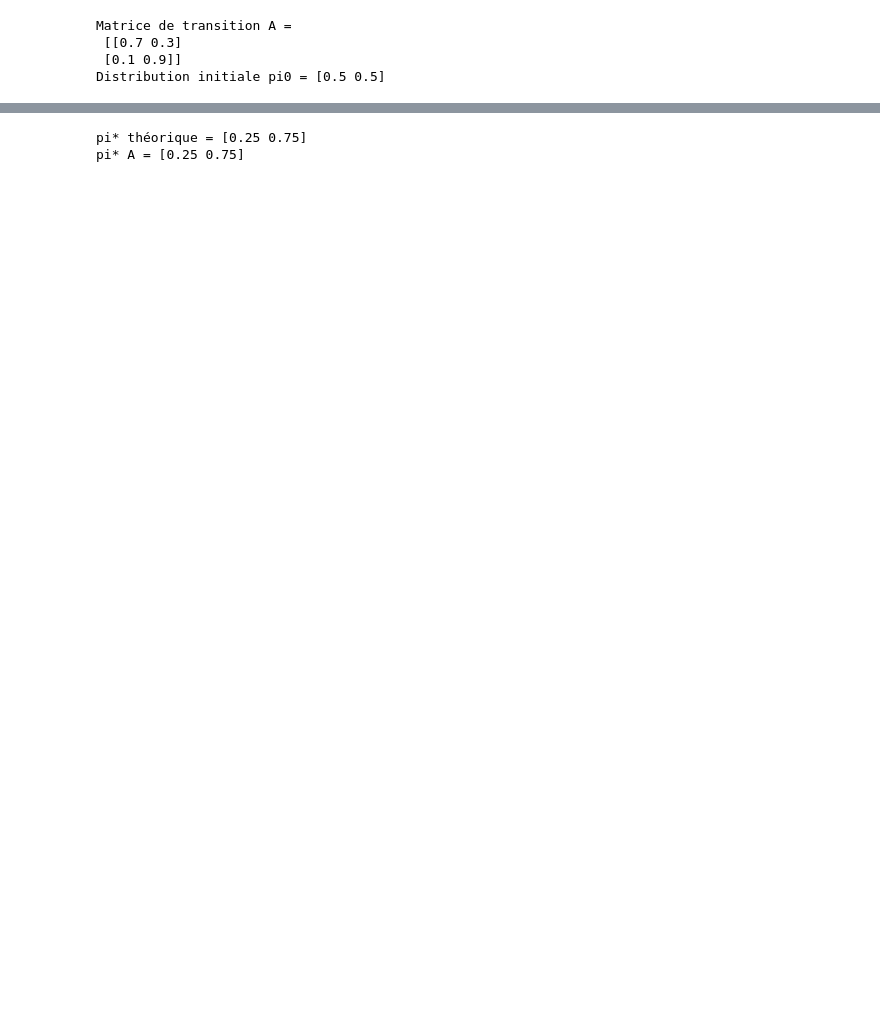
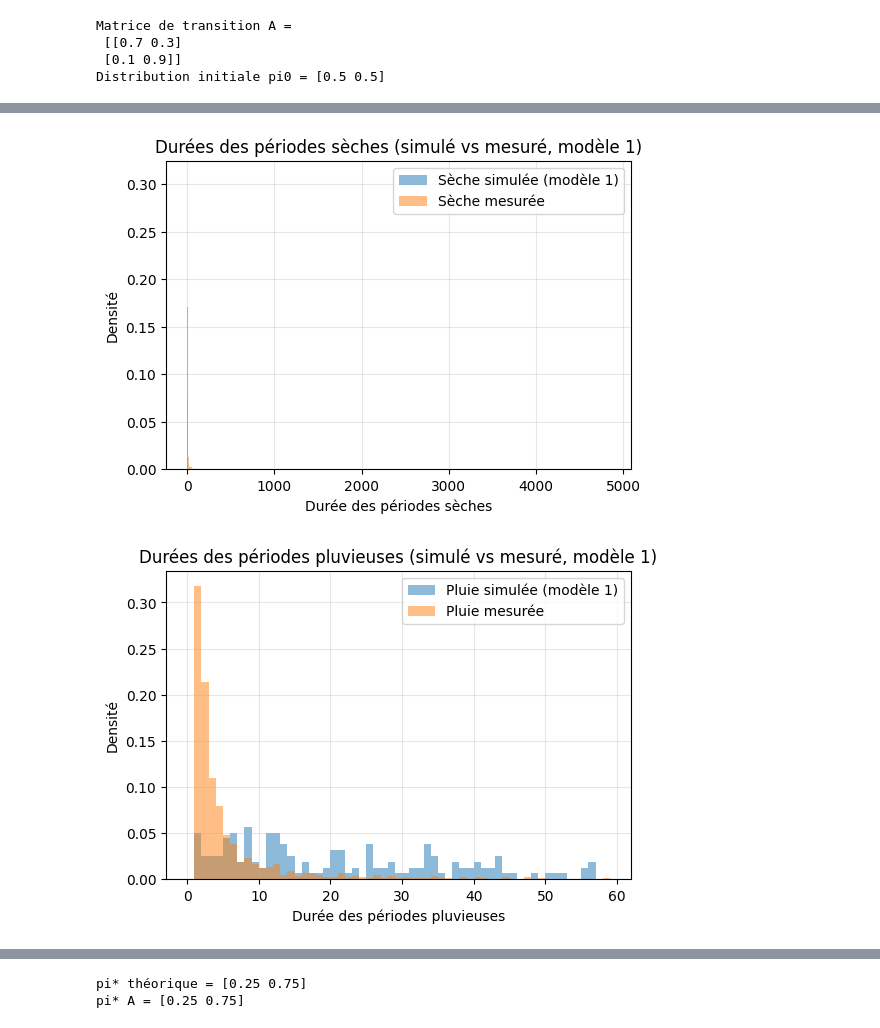
Before and after one commit to Pchambet/tp-hmm-markov, a Jupyter notebook: notebooks/part1_markov_pluie.ipynb, the cells around one changed output, grey strips where cells are left out. Drawn from its saved outputs; the diff is of its cells as text; code cells hidden in the pictures; blank space fills up the shorter version.

Commit message:
partie 1 : markob et la pluie

```diff
--- a/notebooks/part1_markov_pluie.ipynb
+++ b/notebooks/part1_markov_pluie.ipynb
@@ -28,3 +48,23 @@ Matrice de transition A =
  [[0.7 0.3]
  [0.1 0.9]]
 Distribution initiale pi0 = [0.5 0.5]
+# %%
+# Calcul des durées sèches et pluvieuses sur la série mesurée
+dSecMes, dPluieMes, pdfSecMes, pdfPluieMes, binsSecMes, binsPluieMes = duree(ObsMesure)
+
+mean_sec_mes   = dSecMes.mean()
+mean_pluie_mes = dPluieMes.mean()
+
+# Paramètres géométriques estimés à partir des moyennes
+# p_hat = P(sec -> pluie), q_hat = P(pluie -> sec)
+p_hat = 1.0 / mean_sec_mes
+q_hat = 1.0 / mean_pluie_mes
+
+print("Nombre de périodes sèches (mesurées)     :", len(dSecMes))
+print("Nombre de périodes pluvieuses (mesurées) :", len(dPluieMes))
+print()
+print("Durée moyenne d'une période sèche (mesurée)  :", mean_sec_mes)
+print("Durée moyenne d'une période pluvieuse (mesurée):", mean_pluie_mes)
+print()
+print("p_hat = P(sec -> pluie)   ≈", p_hat)
+print("q_hat = P(pluie -> sec)   ≈", q_hat)
@@ -30,0 +165,29 @@ Distribution initiale pi0 = [0.5 0.5]
+# %%
+# Centres des classes
+centersSec1      = centers_from_bins(binsSec1)
+centersSecMes    = centers_from_bins(binsSecMes)
+centersPluie1    = centers_from_bins(binsPluie1)
+centersPluieMes  = centers_from_bins(binsPluieMes)
+
+# Durées sèches
+plot_durees(
+    centersSec1, pdfSec1,
+    centersSecMes, pdfSecMes,
+    xlabel="Durée des périodes sèches",
+    title="Durées des périodes sèches (simulé vs mesuré, modèle 1)",
+    label_sim="Sèche simulée (modèle 1)",
+    label_mes="Sèche mesurée"
+)
+
+# Durées pluvieuses
+plot_durees(
+    centersPluie1, pdfPluie1,
+    centersPluieMes, pdfPluieMes,
+    xlabel="Durée des périodes pluvieuses",
+    title="Durées des périodes pluvieuses (simulé vs mesuré, modèle 1)",
+    label_sim="Pluie simulée (modèle 1)",
+    label_mes="Pluie mesurée"
+)
+# %% [output]
+[figure, added]
+[figure, added]
```
Also changed, not shown: parts of 9 cells of this notebook.
